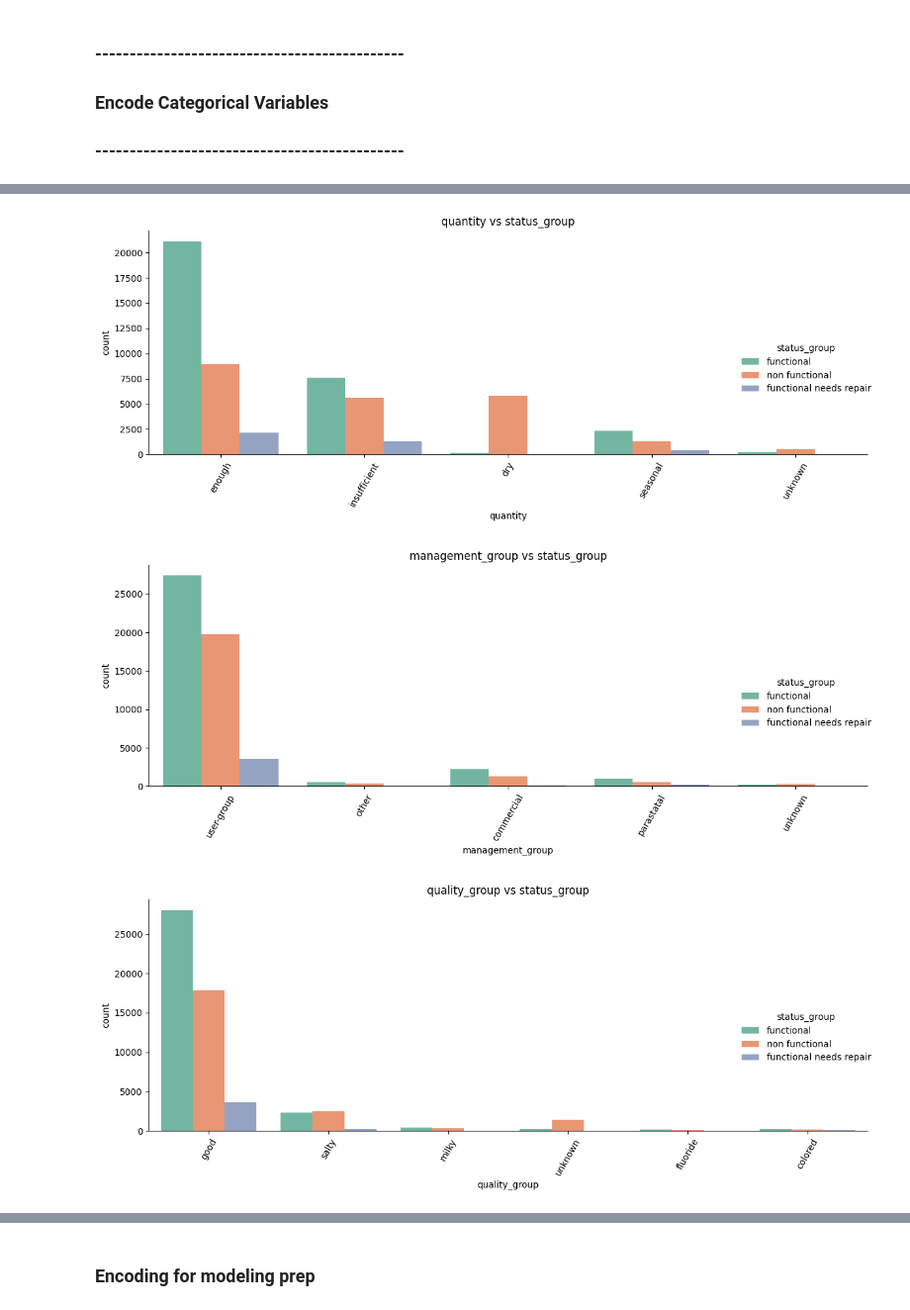
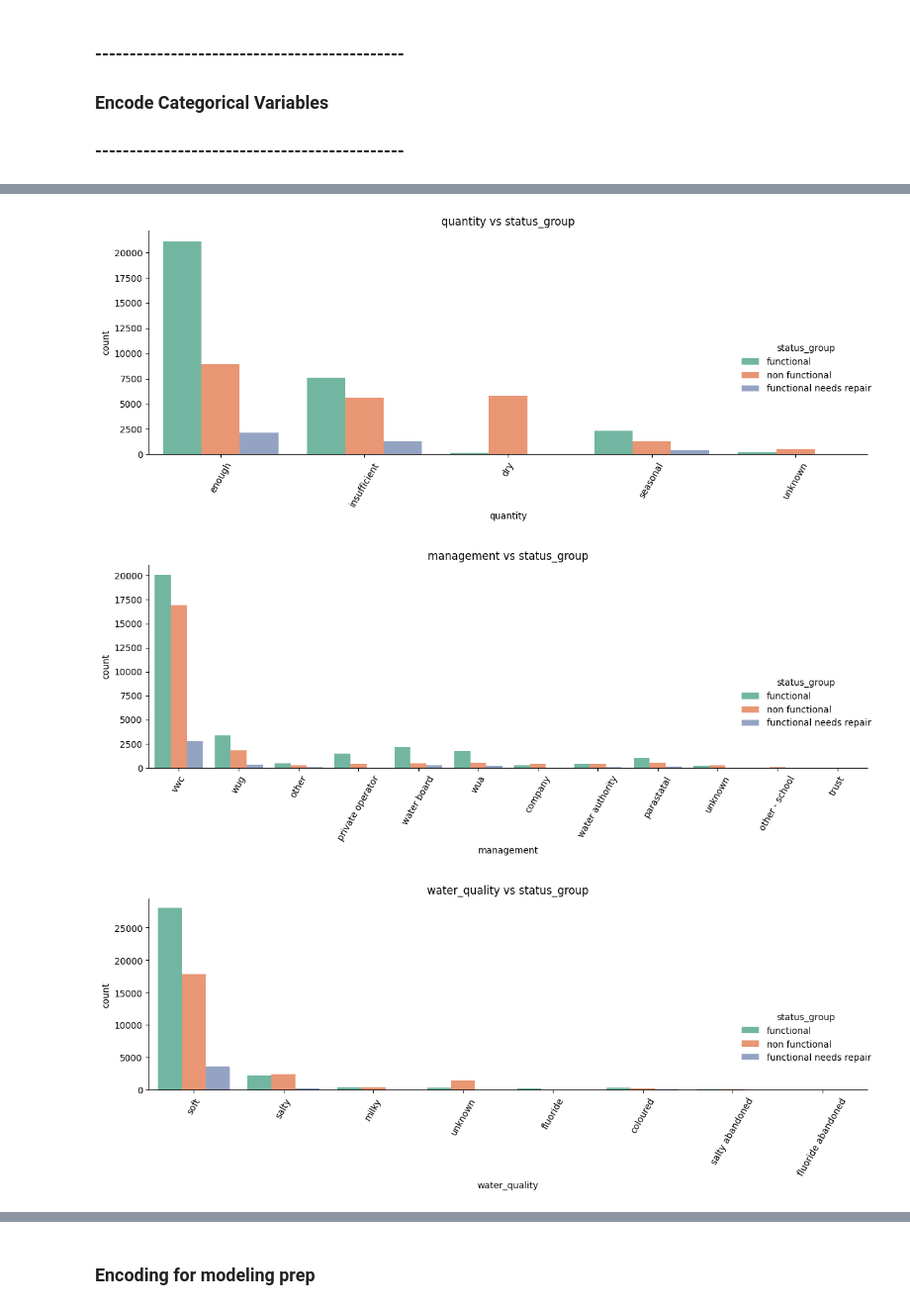
Before and after one commit to jimbodonahue/water_pumps, a Jupyter notebook: notebooks/Sprint 1 - Continued.ipynb, the cells around one changed output, grey strips where cells are left out. Shown at 99% size. Cells and saved outputs as stored; diff of their text form; code cells hidden in the pictures.

Commit message:
Handling Missing Categorical Value

```diff
--- a/notebooks/Sprint 1 - Continued.ipynb
+++ b/notebooks/Sprint 1 - Continued.ipynb
@@ -287,20 +287,23 @@ df['amount_tsh_scaled'] = scaler.fit_transform(df[['amount_tsh_capped']])
 ### Encode Categorical Variables
 ### ---------------------------------------------
 # %%
-from sklearn.preprocessing import LabelEncoder
-
 # Load cleaned data
 df = pd.read_csv(os.path.join(data_path, 'cleaned_data_filled_V6.csv'))
 
-# Fill missing categorical values with 'missing'
-df = df.fillna('missing')
+# Fill missing categorical values with 'Unknown'
+categorical_cols = df.select_dtypes(include='object').columns
+missing_cat = df[categorical_cols].isnull().sum()
+print('missing categorical values:')
+print(missing_cat)
+df[categorical_cols] =df[categorical_cols].fillna('Unknown')
 
-# Categorical variable
+# Selected categorical variable
 catvars = [
-    'region','quantity','management_group','quality_group',
-    'waterpoint_type_group','payment','source',
-    'extraction_type_class','permit','basin'
+    'region','quantity','management','water_quality',
+    'quantity','payment','source','basin',
+
 ]
+
 
 # Plot grouped bar plots colored by pump status
 target = 'status_group'
@@ -314,4 +334,4 @@ for col in catvars:
 [figure]
 [figure]
-[figure, old version]
+[figure, new version]
-[figure, old version]
+[figure, new version]
```
Also changed, not shown: parts of 4 cells of this notebook, 3 other files.
